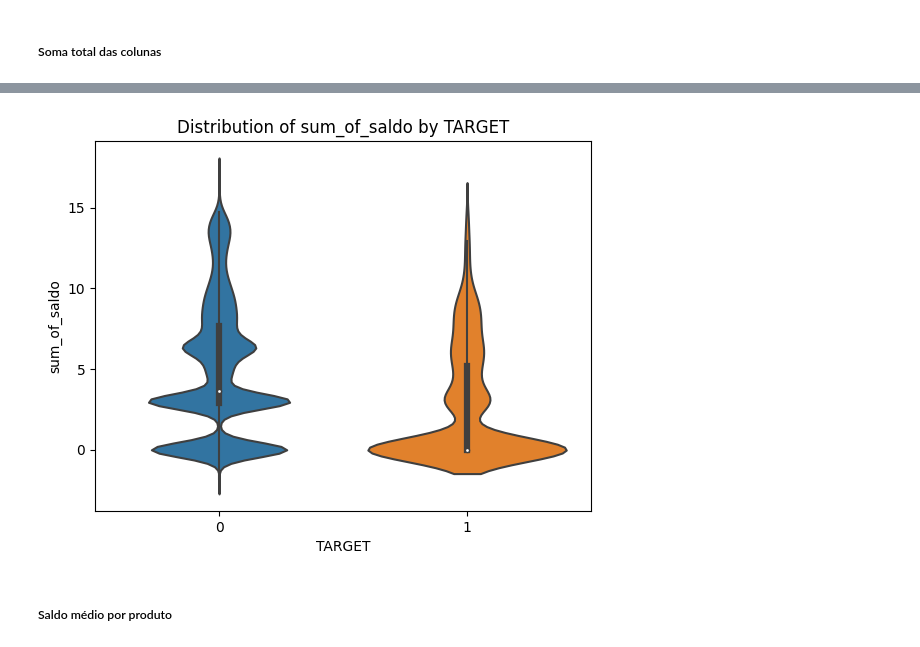
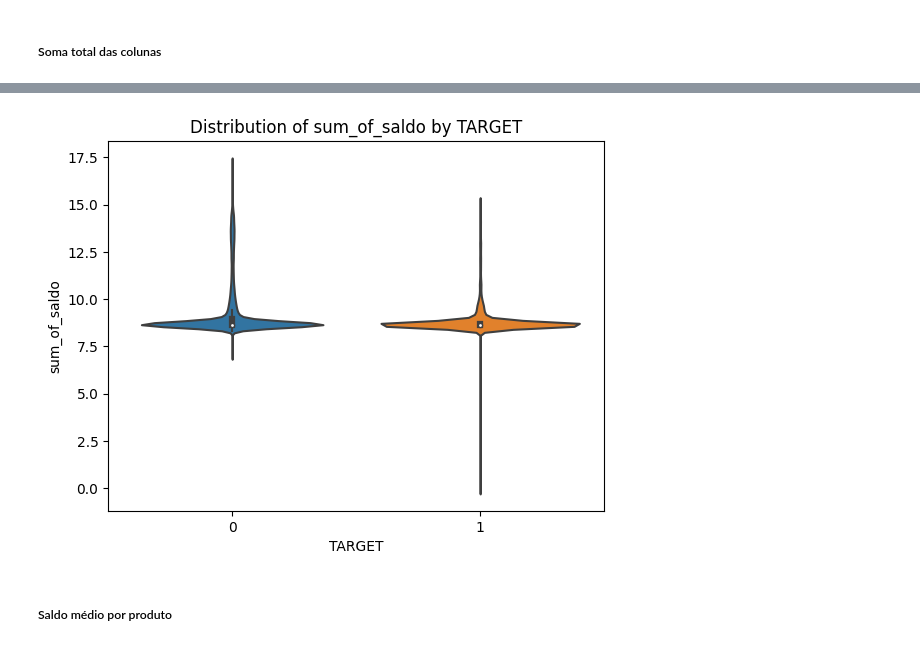
Before and after one commit to FelipeViacava/data-masters-case, a Jupyter notebook: 01-eda.ipynb, the cells around one changed output, grey strips where cells are left out. Cells and saved outputs as stored; diff of their text form; code cells hidden in the pictures.

```diff
--- a/01-eda.ipynb
+++ b/01-eda.ipynb
@@ -270,16 +261,16 @@ plt.show()
 # %%
-view = df.copy()
-view["sum_of_saldo"] = view["sum_of_saldo"].apply(lambda x: np.log(x+1))
+df_ = df.copy()
+df_["sum_of_saldo"] = df_["sum_of_saldo"] \
+    .apply(lambda x:
+        np.log(
+            x
+            - df_["sum_of_saldo"].min()
+            + 1
+    ))
 
-sns.violinplot(
-    view,
-    x="TARGET",
-    y="sum_of_saldo"
-)
-plt.title("Distribution of sum_of_saldo by TARGET")
-plt.show()
+cv.violinplot(df_, "sum_of_saldo")
 # %% [output]
-[figure, old version]
+[figure, new version]
 # %% [markdown]
 ##### Saldo médio por produto
 # %%
```
Also changed, not shown: parts of 59 cells of this notebook, 2 other files.
